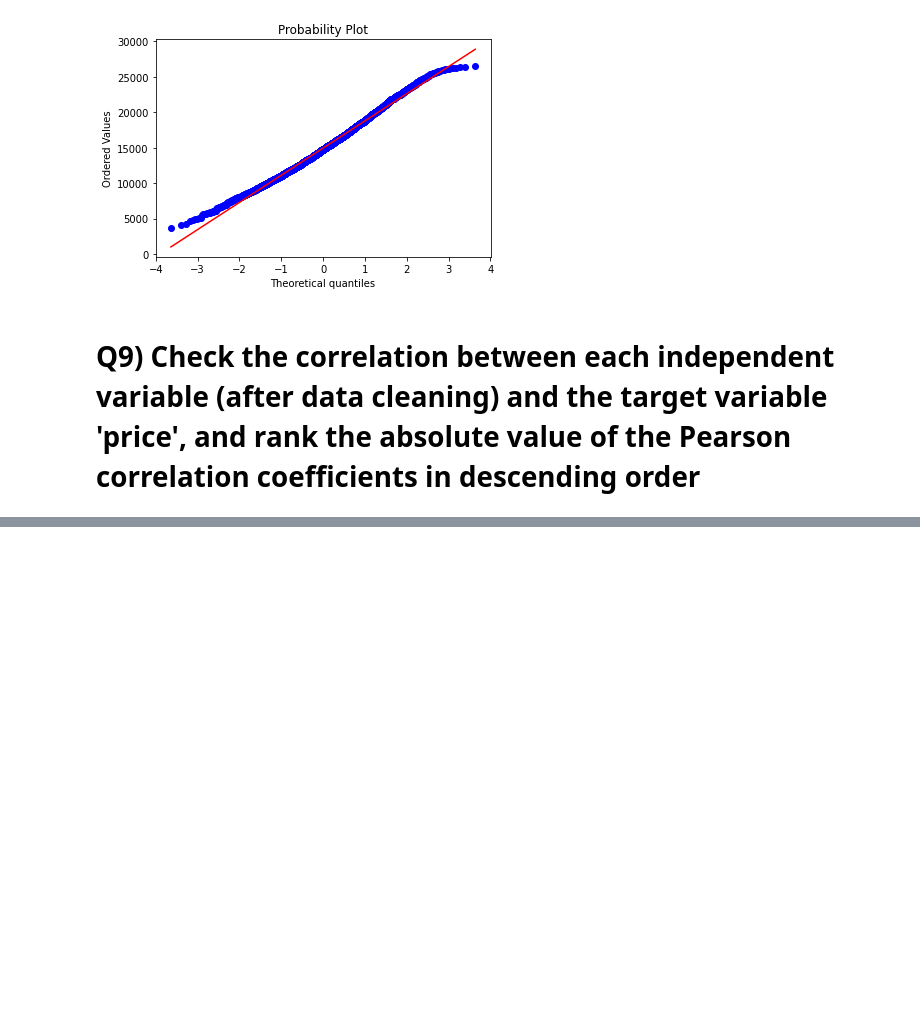
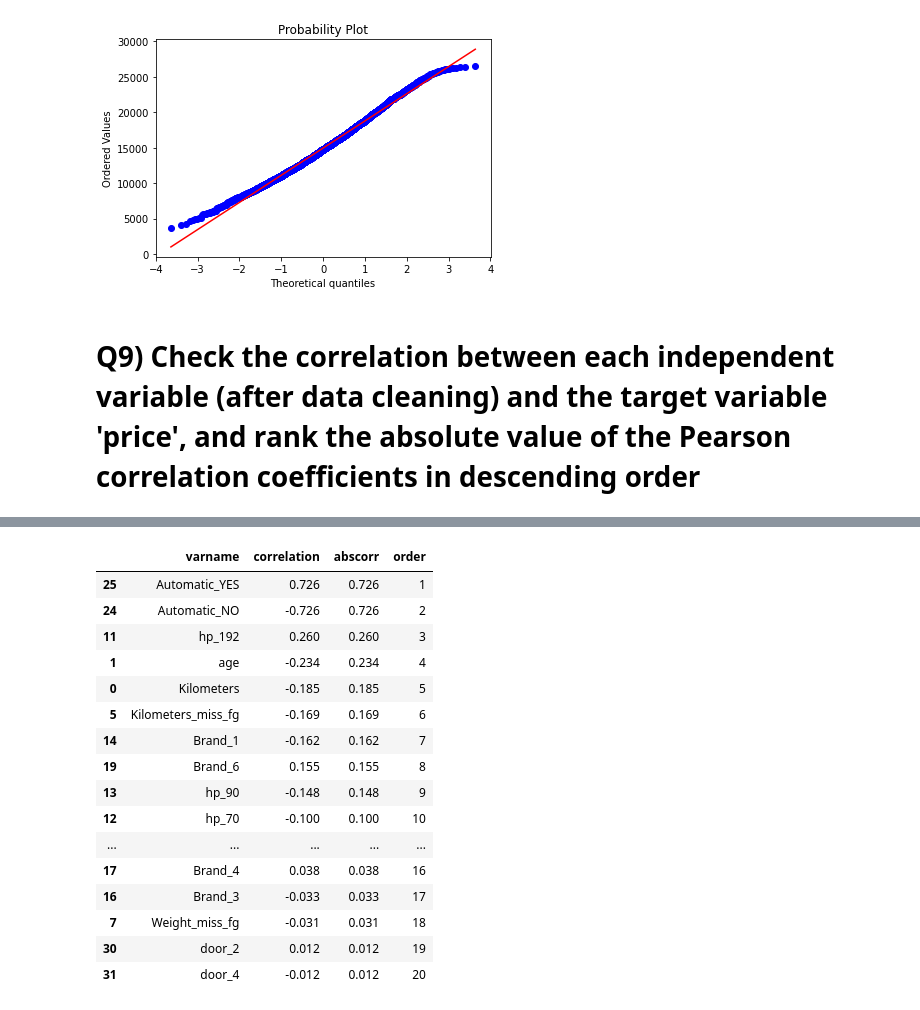
Before and after one commit to code-JOA/MiniMachineLearning, a Jupyter notebook: LinearRegression/CarProject-StatsModels/CarProject.ipynb, the cells around one changed output, grey strips where cells are left out. Saved outputs shown, nothing was run; the diff lists cells and outputs as text; code cells hidden in the pictures; blank space fills up the shorter version.

```diff
--- a/LinearRegression/CarProject-StatsModels/CarProject.ipynb
+++ b/LinearRegression/CarProject-StatsModels/CarProject.ipynb
@@ -320,3 +320,8 @@ pylab.show()
 [figure]
 # %% [markdown]
 # <a id='7'>Q9) Check the correlation between each independent variable (after data cleaning) and the target variable 'price', and rank the absolute value of the Pearson correlation coefficients in descending order<a/>
+# %%
+varnamelist = list(df.columns)
+varnamelist.remove('price')
+varnamelist.remove('car_id')
+varnamelist
@@ -322,0 +346,33 @@ pylab.show()
+# %%
+corr = []
+for vname in varnamelist:
+    X=df[vname]  # loop through all variables in the dataframe
+    C = np.corrcoef(X, Y) # calculate correlation matrix
+    beta=np.round(C[1, 0],3)
+    corr=corr+[beta]
+
+corrdf=pd.DataFrame({'varname': varnamelist , 'correlation': corr})
+corrdf['abscorr']=np.abs(corrdf['correlation'])
+# sort absoluted correlation in descending order
+corrdf.sort_values(by = ['abscorr'] , ascending =False , inplace=True)
+seq=range(1,len(corrdf)+1)
+corrdf['order']=seq
+corrdf.head(20)
+# %% [output]
+|  | varname | correlation | abscorr | order |
+| 25 | Automatic_YES | 0.726 | 0.726 | 1 |
+| 24 | Automatic_NO | -0.726 | 0.726 | 2 |
+| 11 | hp_192 | 0.260 | 0.260 | 3 |
+| 1 | age | -0.234 | 0.234 | 4 |
+| 0 | Kilometers | -0.185 | 0.185 | 5 |
+| 5 | Kilometers_miss_fg | -0.169 | 0.169 | 6 |
+| 14 | Brand_1 | -0.162 | 0.162 | 7 |
+| 19 | Brand_6 | 0.155 | 0.155 | 8 |
+| 13 | hp_90 | -0.148 | 0.148 | 9 |
+| 12 | hp_70 | -0.100 | 0.100 | 10 |
+| ... | ... | ... | ... | ... |
+| 17 | Brand_4 | 0.038 | 0.038 | 16 |
+| 16 | Brand_3 | -0.033 | 0.033 | 17 |
+| 7 | Weight_miss_fg | -0.031 | 0.031 | 18 |
+| 30 | door_2 | 0.012 | 0.012 | 19 |
+| 31 | door_4 | -0.012 | 0.012 | 20 |
```
Also changed, not shown: parts of 1 cell of this notebook.
